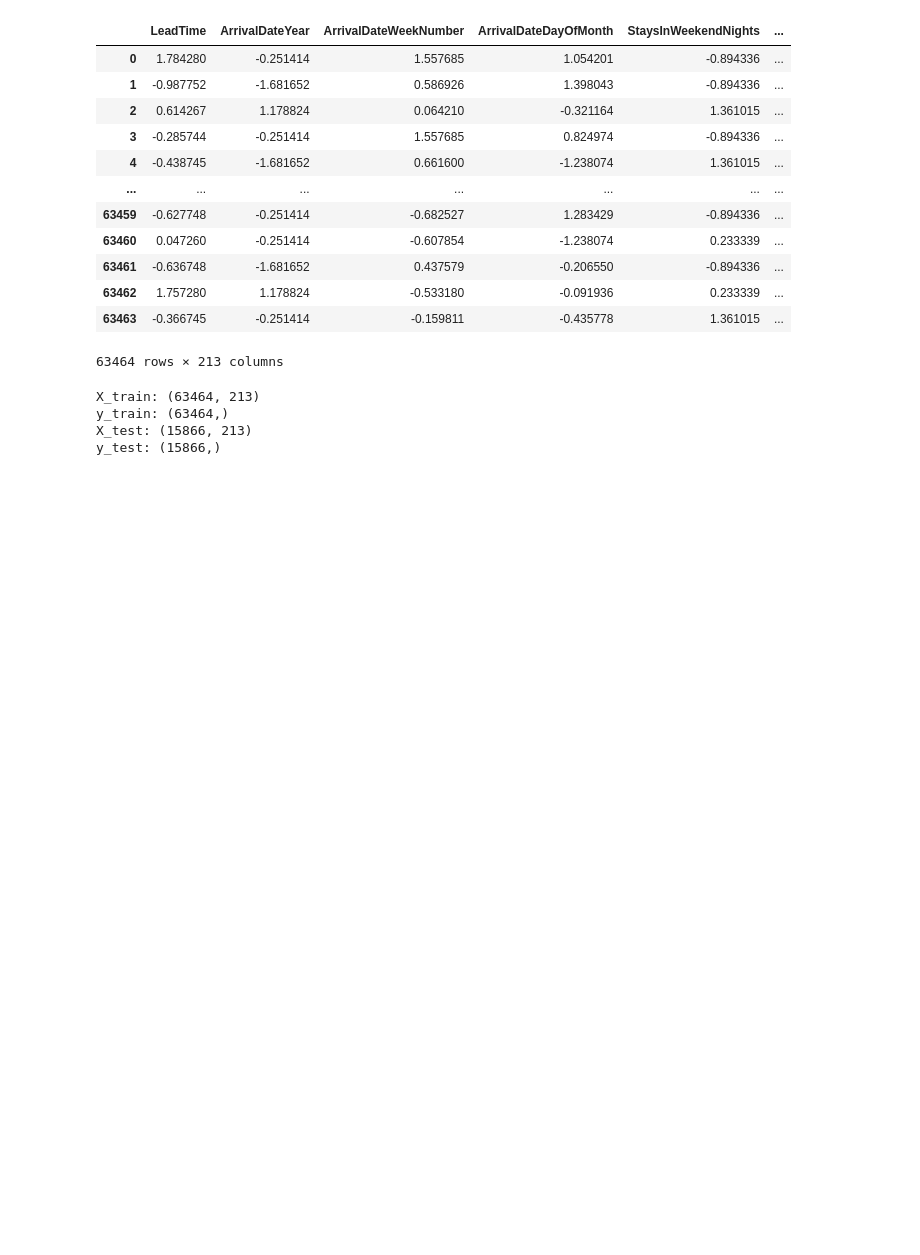
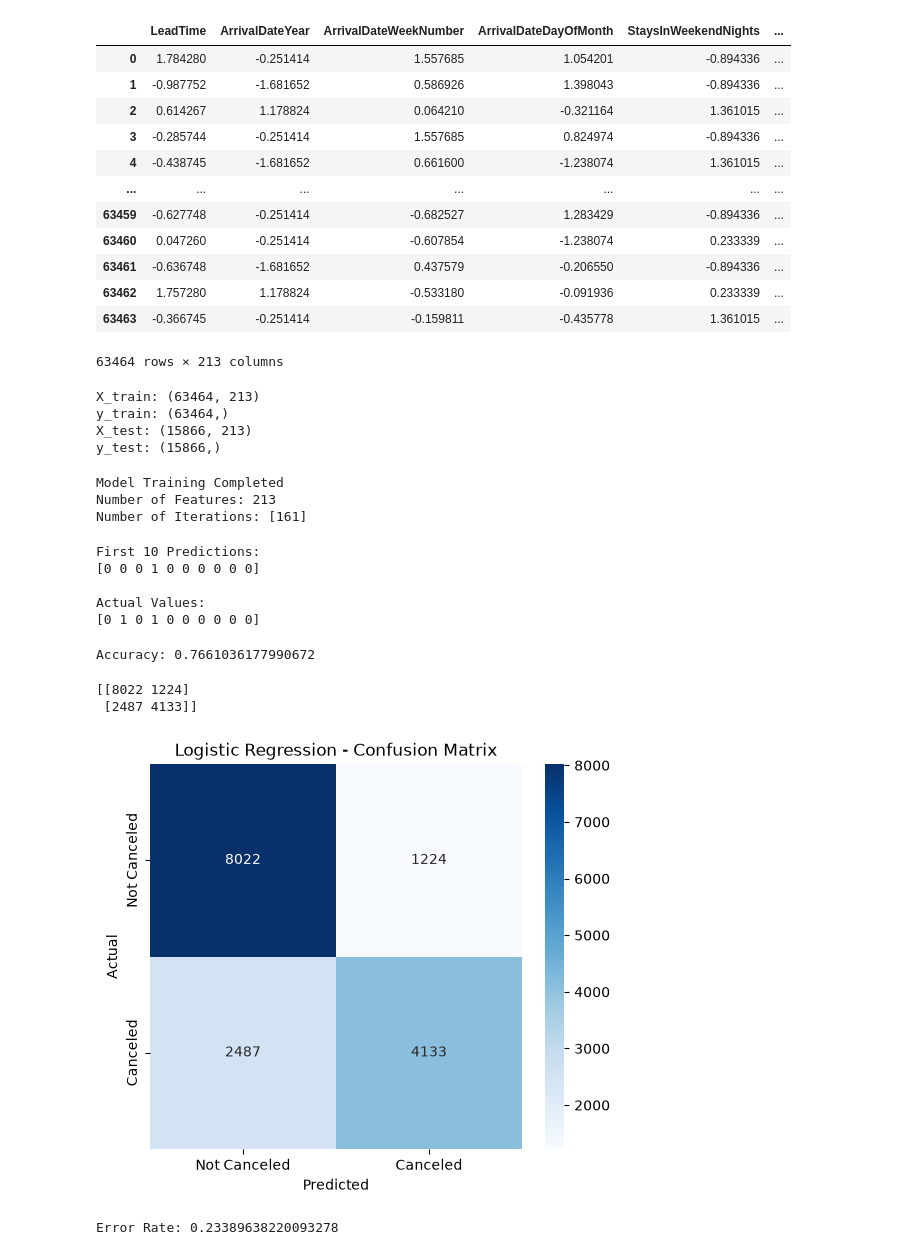
Before and after one commit to mohamedfayez-3e3/CSE382-ML-Project, a Jupyter notebook: src/classification/baseline1.ipynb, the cells around one changed output. Cells and saved outputs as stored; diff of their text form; code cells hidden in the pictures; blank space fills up the shorter version.

```diff
--- a/src/classification/baseline1.ipynb
+++ b/src/classification/baseline1.ipynb
@@ -37,3 +37,78 @@ X_train: (63464, 213)
 y_train: (63464,)
 X_test: (15866, 213)
 y_test: (15866,)
+# %%
+from sklearn.linear_model import LogisticRegression
+
+logistic_model = LogisticRegression(
+    max_iter=1000,
+    random_state=42
+)
+
+logistic_model.fit(X_train, y_train)
+
+print("Model Training Completed")
+print("Number of Features:", logistic_model.n_features_in_)
+print("Number of Iterations:", logistic_model.n_iter_)
+# %% [output]
+Model Training Completed
+Number of Features: 213
+Number of Iterations: [161]
+# %%
+y_pred = logistic_model.predict(X_test)
+
+print("First 10 Predictions:")
+print(y_pred[:10])
+
+print("\nActual Values:")
+print(y_test.iloc[:10].values)
+# %% [output]
+First 10 Predictions:
+[0 0 0 1 0 0 0 0 0 0]
+
+Actual Values:
+[0 1 0 1 0 0 0 0 0 0]
+# %%
+from sklearn.metrics import accuracy_score
+
+accuracy = accuracy_score(y_test, y_pred)
+
+print("Accuracy:", accuracy)
+# %% [output]
+Accuracy: 0.7661036177990672
+# %%
+from sklearn.metrics import confusion_matrix
+
+cm = confusion_matrix(y_test, y_pred)
+
+print(cm)
+# %% [output]
+[[8022 1224]
+ [2487 4133]]
+# %%
+import matplotlib.pyplot as plt
+import seaborn as sns
+
+plt.figure(figsize=(6, 5))
+
+sns.heatmap(
+    cm,
+    annot=True,
+    fmt="d",
+    cmap="Blues",
+    xticklabels=["Not Canceled", "Canceled"],
+    yticklabels=["Not Canceled", "Canceled"]
+)
+
+plt.xlabel("Predicted")
+plt.ylabel("Actual")
+plt.title("Logistic Regression - Confusion Matrix")
+plt.show()
+# %% [output]
+[figure, added]
+# %%
+error_rate = 1 - accuracy
+
+print("Error Rate:", error_rate)
+# %% [output]
+Error Rate: 0.23389638220093278
```
Also changed, not shown: parts of 3 cells of this notebook, 4 other files.
